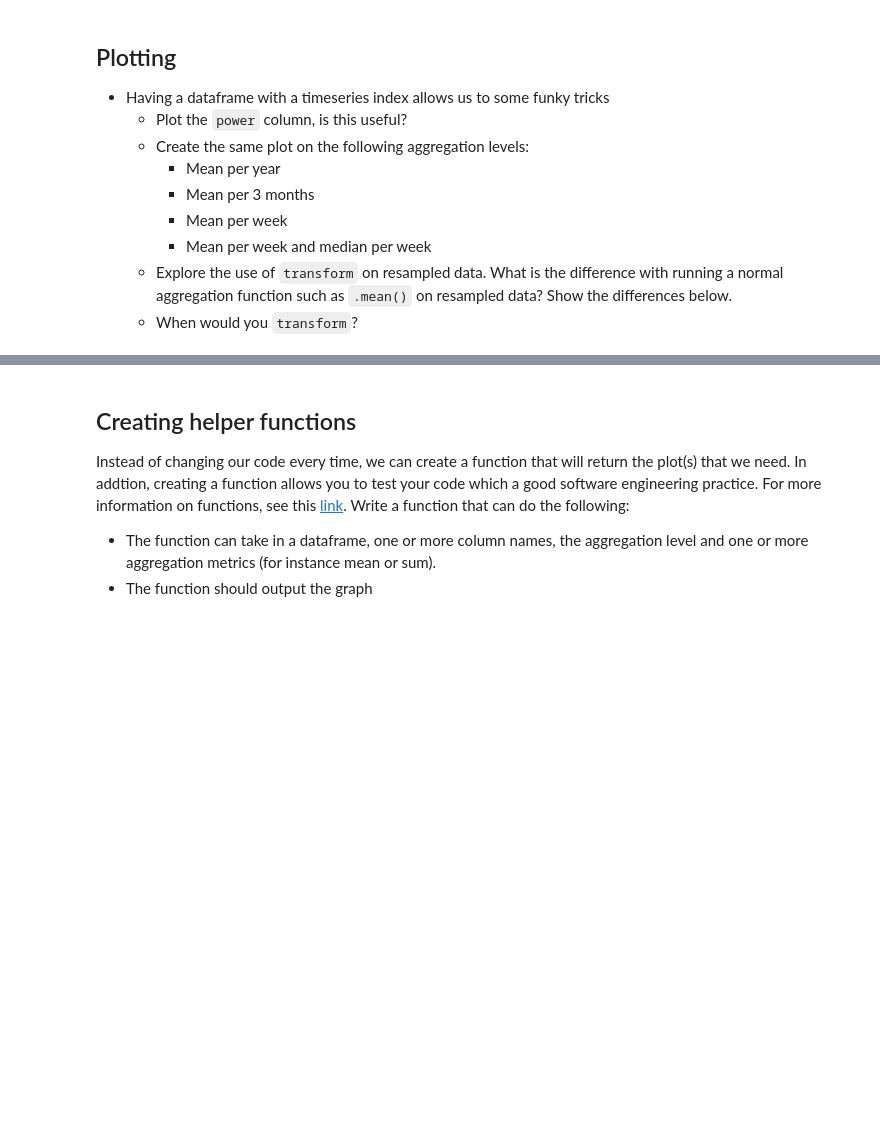
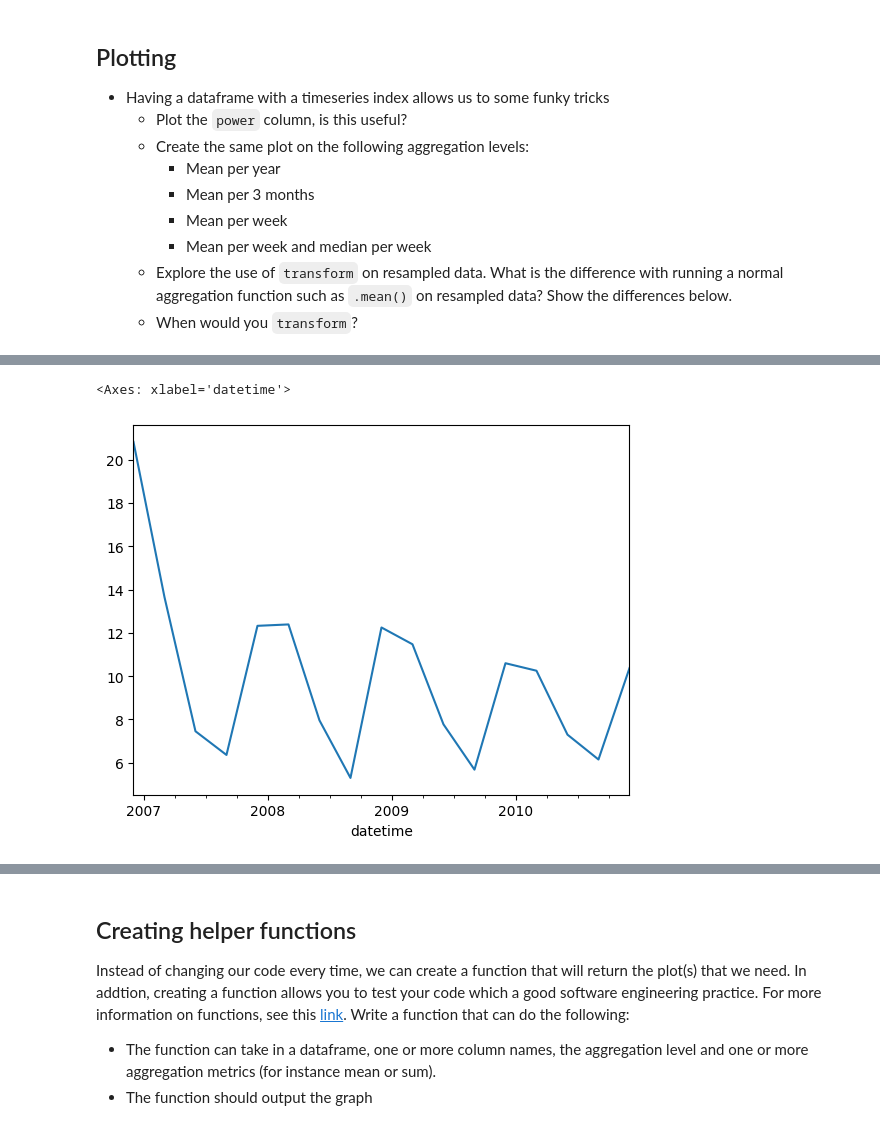
Before and after one commit to JelmerOffenberg/datamind-python, a Jupyter notebook: notebooks/2-data-analysis.ipynb, the cells around one changed output, grey strips where cells are left out. Saved outputs shown, nothing was run; the diff lists cells and outputs as text; code cells hidden in the pictures; blank space fills up the shorter version.

```diff
--- a/notebooks/2-data-analysis.ipynb
+++ b/notebooks/2-data-analysis.ipynb
@@ -87,0 +296,5 @@ In this section we'll combine some data wrangling with data exploration.
+# %%
+df["power"].resample("3ME").mean().plot()
+# %% [output]
+<Axes: xlabel='datetime'>
+[figure, added]
```
Also changed, not shown: parts of 32 cells of this notebook.
